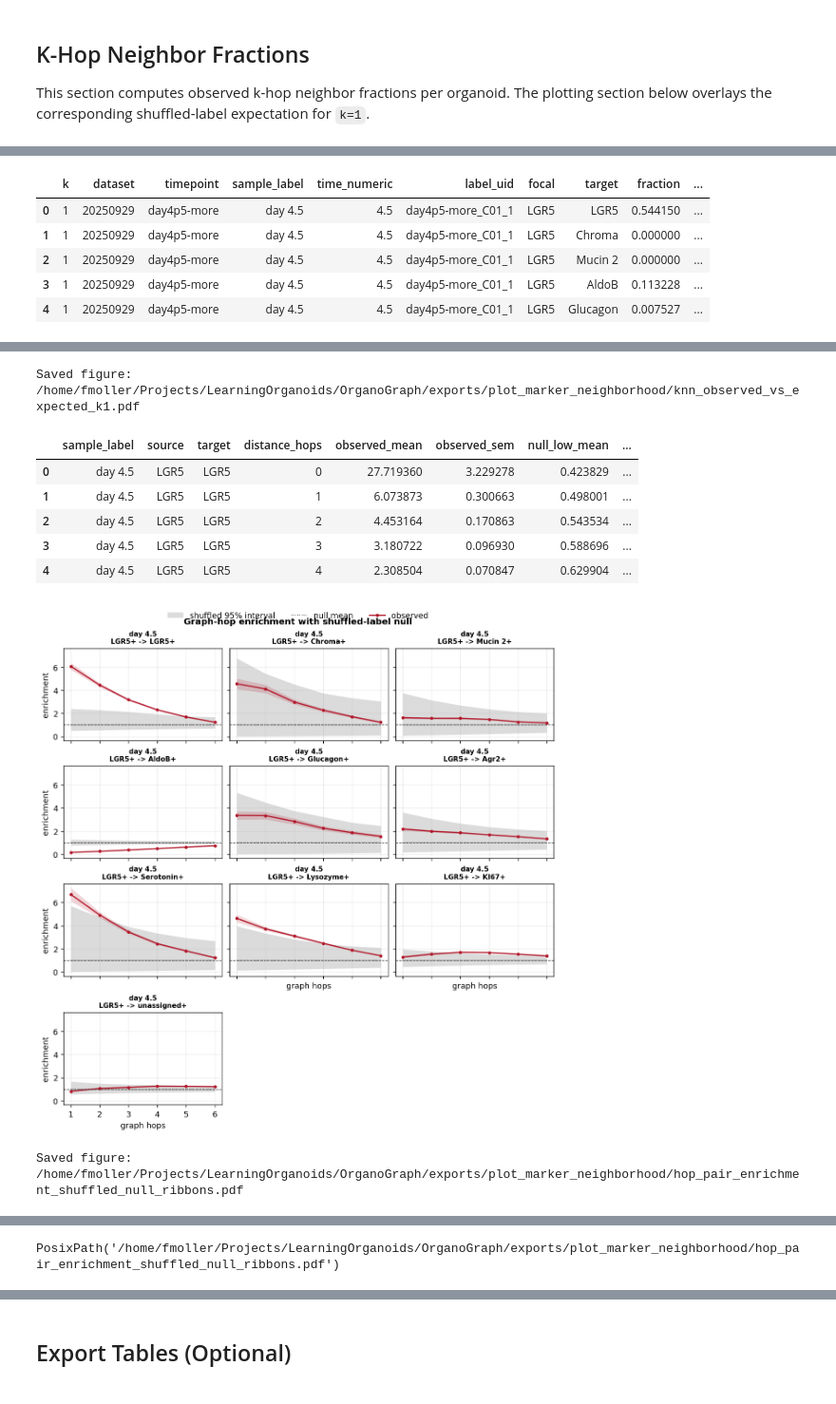
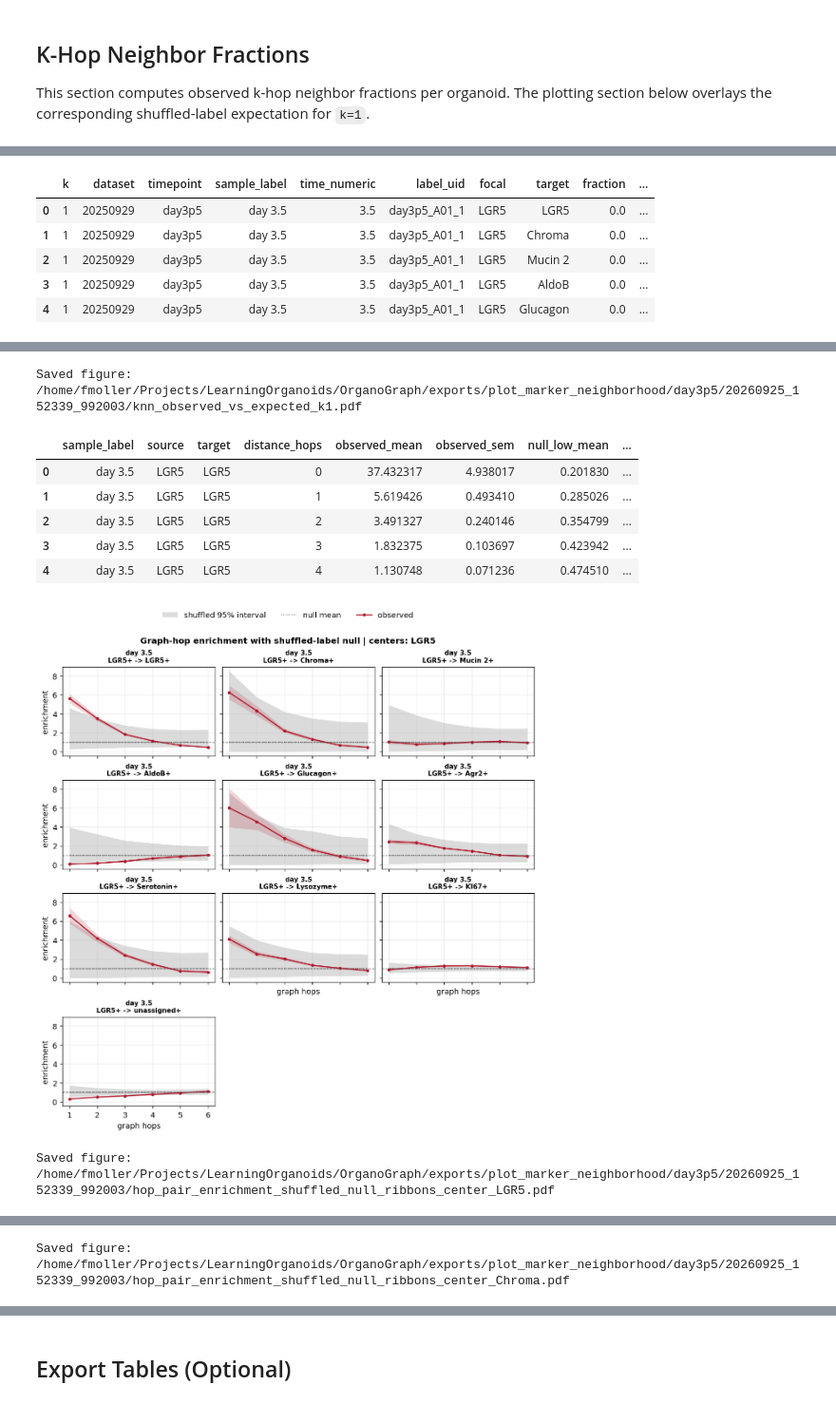
Before and after one commit to fskovbo/OrganoGraph, a Jupyter notebook: notebooks/plot_marker_neighborhood.ipynb, the cells around one changed output, grey strips where cells are left out. Shown at 95% size. Cells and saved outputs as stored; diff of their text form; code cells hidden in the pictures.

```diff
--- a/notebooks/plot_marker_neighborhood.ipynb
+++ b/notebooks/plot_marker_neighborhood.ipynb
@@ -51,8 +52,7 @@ if PROJECT_ROOT.name in {"notebooks", "notebooks_dev", "legacy"}:
 DATA_ROOT = PROJECT_ROOT.parent / "NicoleData"
 
 NOTEBOOK_NAME = "plot_marker_neighborhood"
-EXPORT_DIR = PROJECT_ROOT / "exports" / NOTEBOOK_NAME
-EXPORT_DIR.mkdir(parents=True, exist_ok=True)
+EXPORT_BASE_DIR = PROJECT_ROOT / "exports" / NOTEBOOK_NAME
 
 def export_figure(fig, filename):
     """Save a Matplotlib figure as a tightly cropped PDF in the notebook export folder."""
@@ -70,7 +70,16 @@ def export_figure(fig, filename):
 # -----------------------------------------------------------------------------
 DATASETS = "20250929" # ["20250929", "20251201"]
 GRAPH_SUBDIR = "graphs_preprocessed"
-SELECTED_TIMEPOINTS = ["day4p5", "day4p5-more"]  # Exact graph timepoint folders to analyze; None uses all.
+SELECTED_TIMEPOINTS = ['day3p5']  # Exact graph timepoint folders to analyze; None uses all.
+# Keep each execution separate, including repeated runs of the same timepoints.
+_export_timepoints = ([SELECTED_TIMEPOINTS] if isinstance(SELECTED_TIMEPOINTS, str)
+                      else SELECTED_TIMEPOINTS)
+EXPORT_TIMEPOINT_TAG = "_".join(_export_timepoints) if _export_timepoints else "all_timepoints"
+EXPORT_RUN_ID = pd.Timestamp.now().strftime("%Y%m%d_%H%M%S_%f")
+EXPORT_DIR = EXPORT_BASE_DIR / EXPORT_TIMEPOINT_TAG / EXPORT_RUN_ID
+EXPORT_DIR.mkdir(parents=True, exist_ok=False)
+print(f"Export folder: {EXPORT_DIR}")
+
 MIN_TIMEPOINT_NUMERIC = None  # Optional extra lower bound; e.g. 4.5 uses only this timepoint and later.
 MAX_GRAPHS_PER_TIMEPOINT = None  # e.g. 20 for a quick smoke run; None uses all graphs.
 RANDOM_SEED = 7
@@ -148,9 +157,13 @@ KHOP_EXPECTED_N_PERMS = 7  # Increase to 999 for final figures if runtime is acc
 # Controls source-target marker pairs, maximum graph distance, number of null
 # permutations, percentile interval for the ribbon, and the first hop plotted.
 # -----------------------------------------------------------------------------
-HOP_ENRICHMENT_CENTER_MARKER = KHOP_CENTER_MARKER
-HOP_ENRICHMENT_TARGET_MARKERS = KHOP_TARGET_MARKERS
-HOP_ENRICHMENT_PAIRS = [(HOP_ENRICHMENT_CENTER_MARKER, target) for target in HOP_ENRICHMENT_TARGET_MARKERS]
+HOP_ENRICHMENT_SOURCE_MARKERS = list(KHOP_TARGET_MARKERS)  # Use ["LGR5"] for stem cells only.
+HOP_ENRICHMENT_TARGET_MARKERS = list(KHOP_TARGET_MARKERS)
+HOP_ENRICHMENT_PAIRS = [
+    (source, target)
+    for source in HOP_ENRICHMENT_SOURCE_MARKERS
+    for target in HOP_ENRICHMENT_TARGET_MARKERS
+]
 HOP_ENRICHMENT_MAX_HOPS = 6
 HOP_NULL_PERMS = 999
 HOP_NULL_Q = (2.5, 97.5)
@@ -1301,12 +1337,15 @@ for k in KHOP_K_VALUES:
 hop_pair_enrichment_df = compute_hop_pair_enrichment_results(graph_table, HOP_ENRICHMENT_PAIRS)
 hop_pair_enrichment_summary = summarize_hop_pair_enrichment(hop_pair_enrichment_df, HOP_ENRICHMENT_PAIRS)
 display(hop_pair_enrichment_summary.head())
-fig, axes, hop_pair_enrichment_summary = plot_hop_pair_enrichment_ribbons(hop_pair_enrichment_df, HOP_ENRICHMENT_PAIRS)
-export_figure(fig, "hop_pair_enrichment_shuffled_null_ribbons")
+for source in HOP_ENRICHMENT_SOURCE_MARKERS:
+    source_pairs = [(center, target) for center, target in HOP_ENRICHMENT_PAIRS if center == source]
+    fig, axes, source_summary = plot_hop_pair_enrichment_ribbons(hop_pair_enrichment_df, source_pairs)
+    export_figure(fig, f"hop_pair_enrichment_shuffled_null_ribbons_center_{source}")
+    plt.close(fig)
 # %% [output]
 |  | k | dataset | timepoint | sample_label | time_numeric | label_uid | focal | target | fraction | ... |
-| 0 | 1 | 20250929 | day4p5-more | day 4.5 | 4.5 | day4p5-more_C01_1 | LGR5 | LGR5 | 0.544150 | ... |
-| 1 | 1 | 20250929 | day4p5-more | day 4.5 | 4.5 | day4p5-more_C01_1 | LGR5 | Chroma | 0.000000 | ... |
-| 2 | 1 | 20250929 | day4p5-more | day 4.5 | 4.5 | day4p5-more_C01_1 | LGR5 | Mucin 2 | 0.000000 | ... |
-| 3 | 1 | 20250929 | day4p5-more | day 4.5 | 4.5 | day4p5-more_C01_1 | LGR5 | AldoB | 0.113228 | ... |
-| 4 | 1 | 20250929 | day4p5-more | day 4.5 | 4.5 | day4p5-more_C01_1 | LGR5 | Glucagon | 0.007527 | ... |
+| 0 | 1 | 20250929 | day3p5 | day 3.5 | 3.5 | day3p5_A01_1 | LGR5 | LGR5 | 0.0 | ... |
+| 1 | 1 | 20250929 | day3p5 | day 3.5 | 3.5 | day3p5_A01_1 | LGR5 | Chroma | 0.0 | ... |
+| 2 | 1 | 20250929 | day3p5 | day 3.5 | 3.5 | day3p5_A01_1 | LGR5 | Mucin 2 | 0.0 | ... |
+| 3 | 1 | 20250929 | day3p5 | day 3.5 | 3.5 | day3p5_A01_1 | LGR5 | AldoB | 0.0 | ... |
+| 4 | 1 | 20250929 | day3p5 | day 3.5 | 3.5 | day3p5_A01_1 | LGR5 | Glucagon | 0.0 | ... |
@@ -1314,9 +1353,9 @@ export_figure(fig, "hop_pair_enrichment_shuffled_null_ribbons")
-Saved figure: /home/fmoller/Projects/LearningOrganoids/OrganoGraph/exports/plot_marker_neighborhood/knn_observed_vs_expected_k1.pdf
+Saved figure: /home/fmoller/Projects/LearningOrganoids/OrganoGraph/exports/plot_marker_neighborhood/day3p5/20260925_152339_992003/knn_observed_vs_expected_k1.pdf
 |  | sample_label | source | target | distance_hops | observed_mean | observed_sem | null_low_mean | ... |
-| 0 | day 4.5 | LGR5 | LGR5 | 0 | 27.719360 | 3.229278 | 0.423829 | ... |
-| 1 | day 4.5 | LGR5 | LGR5 | 1 | 6.073873 | 0.300663 | 0.498001 | ... |
-| 2 | day 4.5 | LGR5 | LGR5 | 2 | 4.453164 | 0.170863 | 0.543534 | ... |
-| 3 | day 4.5 | LGR5 | LGR5 | 3 | 3.180722 | 0.096930 | 0.588696 | ... |
-| 4 | day 4.5 | LGR5 | LGR5 | 4 | 2.308504 | 0.070847 | 0.629904 | ... |
+| 0 | day 3.5 | LGR5 | LGR5 | 0 | 37.432317 | 4.938017 | 0.201830 | ... |
+| 1 | day 3.5 | LGR5 | LGR5 | 1 | 5.619426 | 0.493410 | 0.285026 | ... |
+| 2 | day 3.5 | LGR5 | LGR5 | 2 | 3.491327 | 0.240146 | 0.354799 | ... |
+| 3 | day 3.5 | LGR5 | LGR5 | 3 | 1.832375 | 0.103697 | 0.423942 | ... |
+| 4 | day 3.5 | LGR5 | LGR5 | 4 | 1.130748 | 0.071236 | 0.474510 | ... |
-[figure, old version]
+[figure, new version]
-Saved figure: /home/fmoller/Projects/LearningOrganoids/OrganoGraph/exports/plot_marker_neighborhood/hop_pair_enrichment_shuffled_null_ribbons.pdf
+Saved figure: /home/fmoller/Projects/LearningOrganoids/OrganoGraph/exports/plot_marker_neighborhood/day3p5/20260925_152339_992003/hop_pair_enrichment_shuffled_null_ribbons_center_LGR5.pdf
@@ -1323 +1363 @@ Saved figure: /home/fmoller/Projects/LearningOrganoids/OrganoGraph/exports/plot_
-PosixPath('/home/fmoller/Projects/LearningOrganoids/OrganoGraph/exports/plot_marker_neighborhood/hop_pair_enrichment_shuffled_null_ribbons.pdf')
+Saved figure: /home/fmoller/Projects/LearningOrganoids/OrganoGraph/exports/plot_marker_neighborhood/day3p5/20260925_152339_992003/hop_pair_enrichment_shuffled_null_ribbons_center_Chroma.pdf
```
Also changed, not shown: parts of 10 cells of this notebook, 7 other files.
